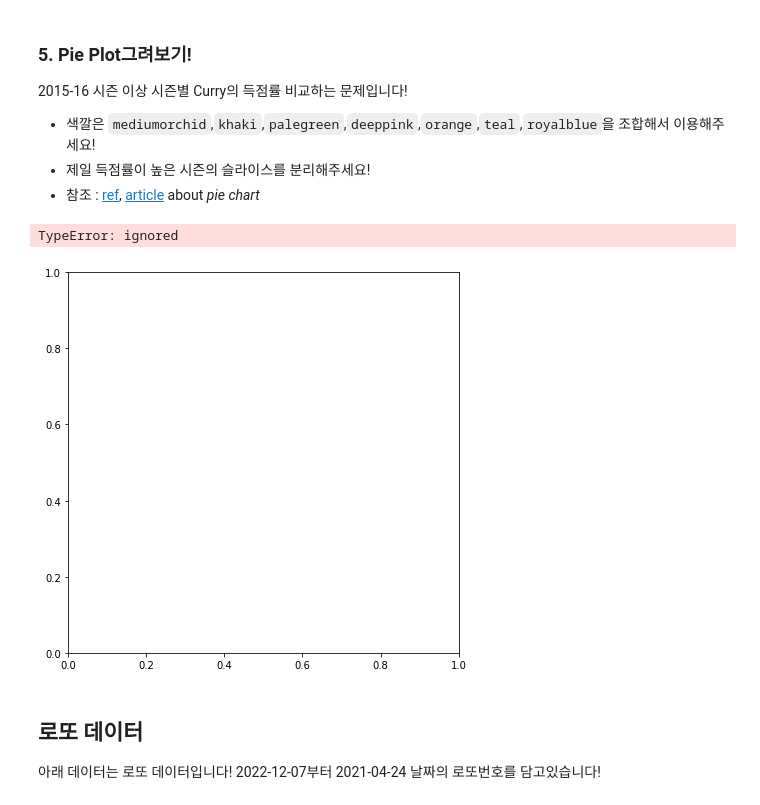
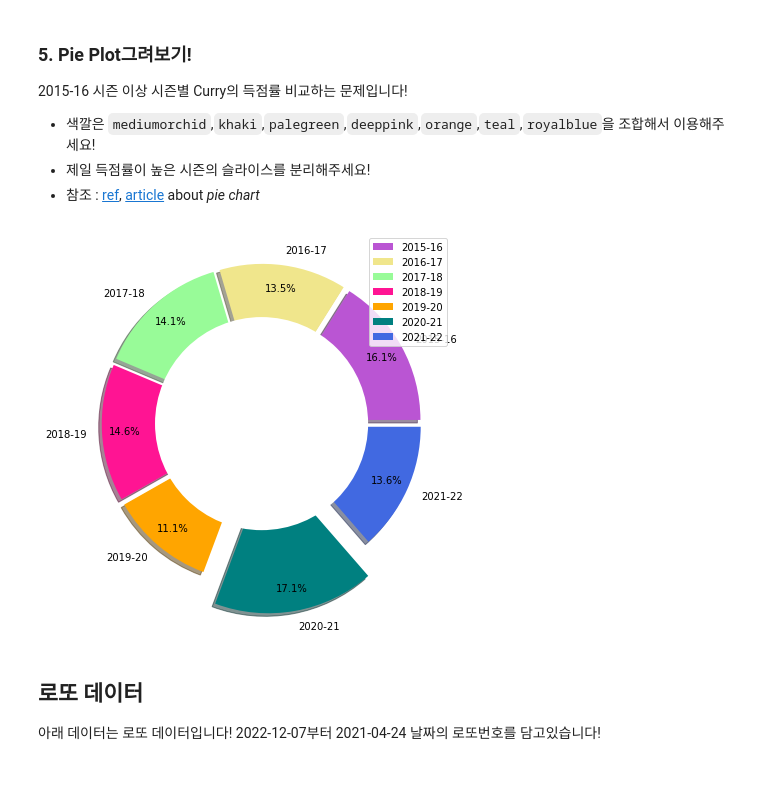
Before and after one commit to DogbakDaily/DAP_2022, a Jupyter notebook: lecture4_ipynb의_사본.ipynb, the cells around one changed output. Saved outputs shown, nothing was run; the diff lists cells and outputs as text; code cells hidden in the pictures; blank space fills up the shorter version.

```diff
--- a/lecture4_ipynb의_사본.ipynb
+++ b/lecture4_ipynb의_사본.ipynb
@@ -337,12 +337,9 @@ plotly를 이용하여 선수들의 키와 몸무게(`player_height`와 `player_
 
 또한 `pts`별 색깔도 적용해주세요!
 # %%
-from sklearn.preprocessing import LabelEncoder
-LE = LabelEncoder()
-df_players['pts'] = LE.fit_transform(df_players['pts'])
-fig = px.scatter(df, x='player_height', y='player_weight',
+fig = px.scatter(df_players, x='player_height', y='player_weight',
                  color='pts',
-                 size='pts',
+                 hover_data=['player_name'],
                  )
 fig.show()
 # %% [output]
@@ -420,28 +416,30 @@ plt.show()
 - 제일 득점률이 높은 시즌의 슬라이스를 분리해주세요!
 - 참조 : [ref](https://matplotlib.org/stable/api/_as_gen/matplotlib.pyplot.pie.html),  [article](https://medium.com/@kvnamipara/a-better-visualisation-of-pie-charts-by-matplotlib-935b7667d77f) about *pie chart*
 # %%
-seasonCount = Curry_data['pts']
+seasonList = ["2015-16", "2016-17", "2017-18", "2018-19", "2019-20", "2020-21", "2021-22"]
+seasonCount = Curry_data[Curry_data['season'].isin(["2015-16", "2016-17", "2017-18", "2018-19", "2019-20", "2020-21", "2021-22"])]
 # typeCount
 fig, ax = plt.subplots(figsize=(7,7))
 
 ax.pie(
-      seasonCount,
-      label=df_players['season'],
-      explode=(0,0,1,0,0,0,0,0),
-      shadow=True,
-      colors=['ediumorchid', 'khaki', 'palegreen', 'deeppink', 'orange', 'teal', 'royalblue'],
-      autopct='%1.1f%%',
+       seasonCount['pts'],
+       labels=seasonCount['season'],
+       colors=['mediumorchid', 'khaki', 'palegreen', 'deeppink', 'orange', 'teal', 'royalblue'],
+       explode=(0.05,0.05,0.05,0.05,0.05,0.25,0.05),
+       shadow=True,
+       autopct='%1.1f%%',
+       pctdistance=0.85,
     )
 ax.legend()
 
 #draw white circle in the middle
 centre_circle = plt.Circle((0,0), 0.70, fc='white')
-ax.gcf()
+ax = plt.gcf()
+ax.gca().add_artist(centre_circle)
 
 plt.show()
 # %% [output]
-TypeError: ignored
-[figure, old version]
+[figure, new version]
 # %% [markdown]
 ## 로또 데이터
 아래 데이터는 로또 데이터입니다! 2022-12-07부터 2021-04-24 날짜의 로또번호를 담고있습니다!
```
Also changed, not shown: parts of 6 cells of this notebook.
